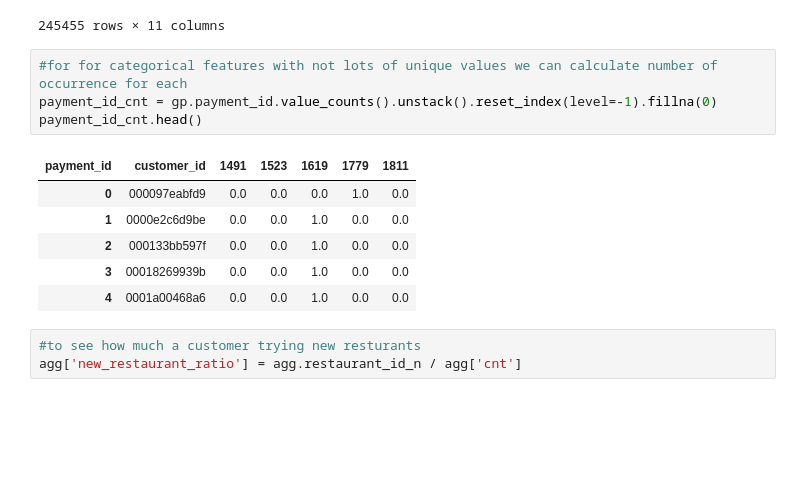
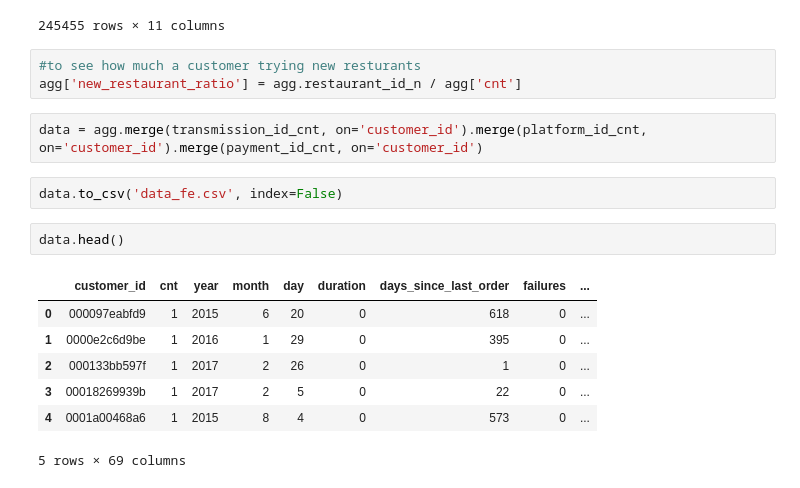
Before and after one commit to hadi-gharibi/oreh_yreviled, a Jupyter notebook: notebooks/02-FE.ipynb, the cells around one changed output. Drawn from its saved outputs; the diff is of its cells as text; blank space fills up the shorter version.

```diff
--- a/notebooks/02-FE.ipynb
+++ b/notebooks/02-FE.ipynb
@@ -164,17 +174,20 @@ transmission_id_cnt
 | 245453 | ffff4519b52d | 0.0 | 0.0 | 0.0 | 0.0 | ... |
 | 245454 | ffffccbfc8a4 | 0.0 | 0.0 | 0.0 | 0.0 | ... |
 245455 rows × 11 columns
-# %%
-#for for categorical features with not lots of unique values we can calculate number of occurrence for each
-payment_id_cnt = gp.payment_id.value_counts().unstack().reset_index(level=-1).fillna(0)
-payment_id_cnt.head()
-# %% [output]
-| payment_id | customer_id | 1491 | 1523 | 1619 | 1779 | 1811 |
-| 0 | 000097eabfd9 | 0.0 | 0.0 | 0.0 | 1.0 | 0.0 |
-| 1 | 0000e2c6d9be | 0.0 | 0.0 | 1.0 | 0.0 | 0.0 |
-| 2 | 000133bb597f | 0.0 | 0.0 | 1.0 | 0.0 | 0.0 |
-| 3 | 00018269939b | 0.0 | 0.0 | 1.0 | 0.0 | 0.0 |
-| 4 | 0001a00468a6 | 0.0 | 0.0 | 1.0 | 0.0 | 0.0 |
 # %%
 #to see how much a customer trying new resturants
 agg['new_restaurant_ratio'] = agg.restaurant_id_n / agg['cnt']
+# %%
+data = agg.merge(transmission_id_cnt, on='customer_id').merge(platform_id_cnt, on='customer_id').merge(payment_id_cnt, on='customer_id')
+# %%
+data.to_csv('data_fe.csv', index=False)
+# %%
+data.head()
+# %% [output]
+|  | customer_id | cnt | year | month | day | duration | days_since_last_order | failures | ... |
+| 0 | 000097eabfd9 | 1 | 2015 | 6 | 20 | 0 | 618 | 0 | ... |
+| 1 | 0000e2c6d9be | 1 | 2016 | 1 | 29 | 0 | 395 | 0 | ... |
+| 2 | 000133bb597f | 1 | 2017 | 2 | 26 | 0 | 1 | 0 | ... |
+| 3 | 00018269939b | 1 | 2017 | 2 | 5 | 0 | 22 | 0 | ... |
+| 4 | 0001a00468a6 | 1 | 2015 | 8 | 4 | 0 | 573 | 0 | ... |
+5 rows × 69 columns
```
Also changed, not shown: parts of 4 cells of this notebook.
